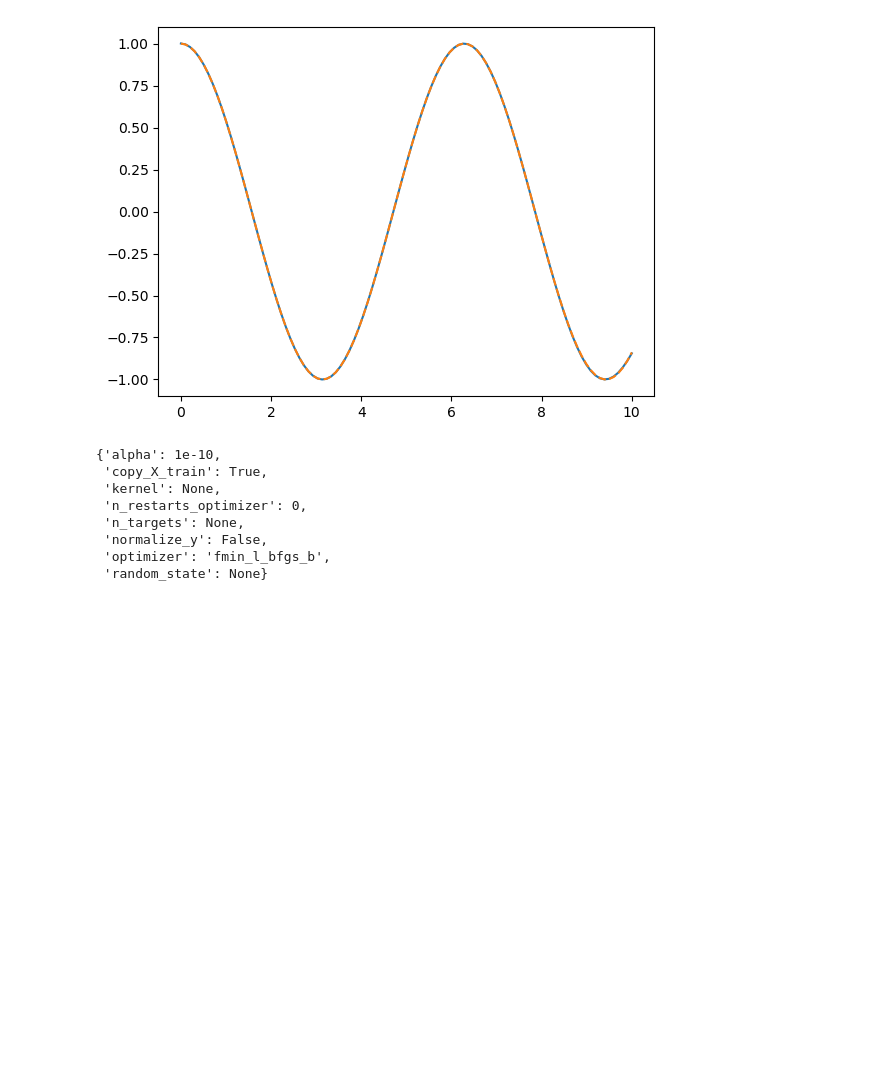
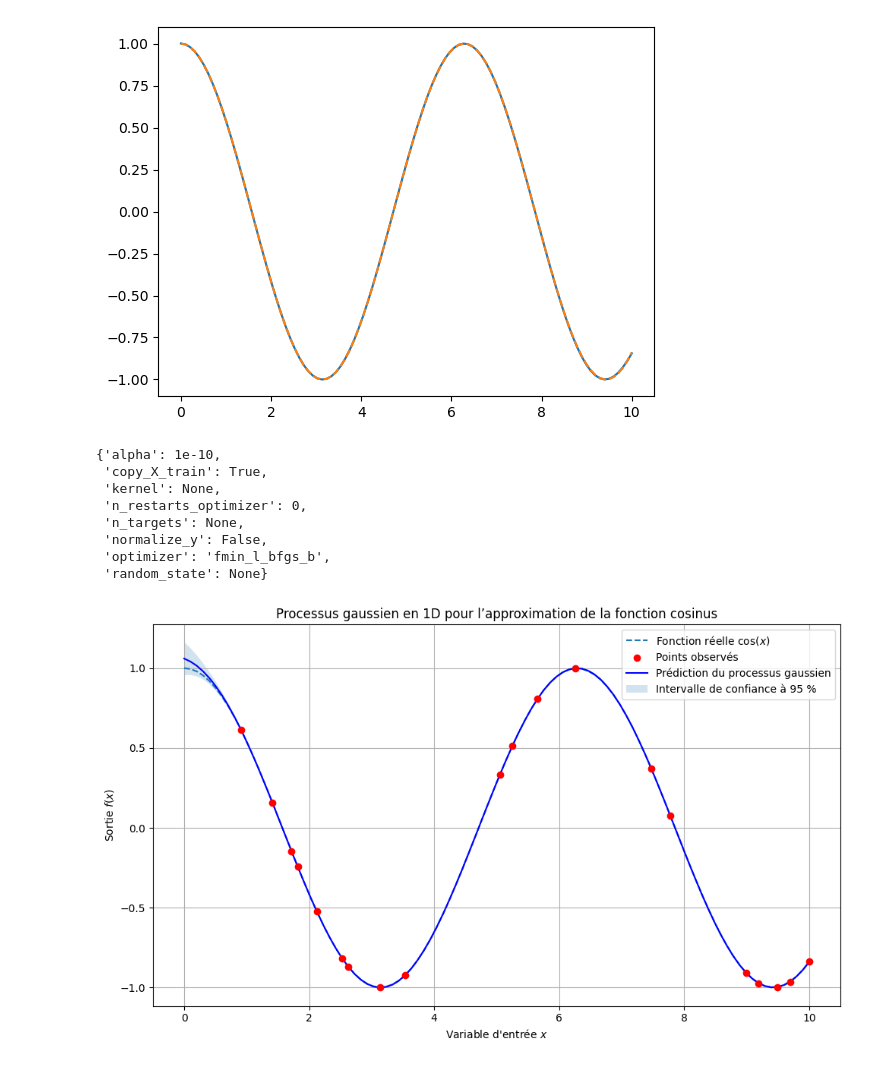
Before and after one commit to Aymanzej/Projet-5A, a Jupyter notebook: 1st Month/ProcessusGaussien.ipynb, the cells around one changed output. Saved outputs shown, nothing was run; the diff lists cells and outputs as text; code cells hidden in the pictures; blank space fills up the shorter version.

Commit message:
Ajout Rapport HTML + Prediction temperature

```diff
--- a/1st Month/ProcessusGaussien.ipynb
+++ b/1st Month/ProcessusGaussien.ipynb
@@ -43,3 +43,65 @@ gaussienProcessRegressor.get_params()
  'normalize_y': False,
  'optimizer': 'fmin_l_bfgs_b',
  'random_state': None}
+# %%
+import numpy as np
+import matplotlib.pyplot as plt
+from sklearn.gaussian_process import GaussianProcessRegressor
+from sklearn.gaussian_process.kernels import RBF, WhiteKernel
+
+# -----------------------------
+# Génération des données
+# -----------------------------
+x = np.linspace(0, 10, 100)
+y = np.cos(x)
+
+# Sélection de points d'apprentissage
+indices = np.random.choice(range(100), size=20, replace=False)
+x_chosen = x[indices]
+y_chosen = y[indices]
+
+# -----------------------------
+# Modèle de processus gaussien
+# -----------------------------
+kernel = RBF(length_scale=1.0) + WhiteKernel(noise_level=1e-3)
+gp = GaussianProcessRegressor(kernel=kernel)
+
+gp.fit(x_chosen.reshape(-1, 1), y_chosen)
+
+# Prédiction
+y_pred, y_std = gp.predict(x.reshape(-1, 1), return_std=True)
+
+# -----------------------------
+# Affichage
+# -----------------------------
+plt.figure(figsize=(10, 6))
+
+# Fonction vraie
+plt.plot(x, y, linestyle='dashed', label='Fonction réelle $\\cos(x)$')
+
+# Points observés
+plt.scatter(x_chosen, y_chosen, color='red', zorder=5, label='Points observés')
+
+# Prédiction GP
+plt.plot(x, y_pred, color='blue', label='Prédiction du processus gaussien')
+
+# Intervalle de confiance
+plt.fill_between(
+    x,
+    y_pred - 2 * y_std,
+    y_pred + 2 * y_std,
+    alpha=0.2,
+    label='Intervalle de confiance à 95 %'
+)
+
+# Titres et labels
+plt.title("Processus gaussien en 1D pour l’approximation de la fonction cosinus")
+plt.xlabel("Variable d'entrée $x$")
+plt.ylabel("Sortie $f(x)$")
+
+plt.legend()
+plt.grid(True)
+plt.tight_layout()
+plt.show()
+# %% [output]
+[figure, added]
```
Also changed, not shown: parts of 1 cell of this notebook, 28 other files.
